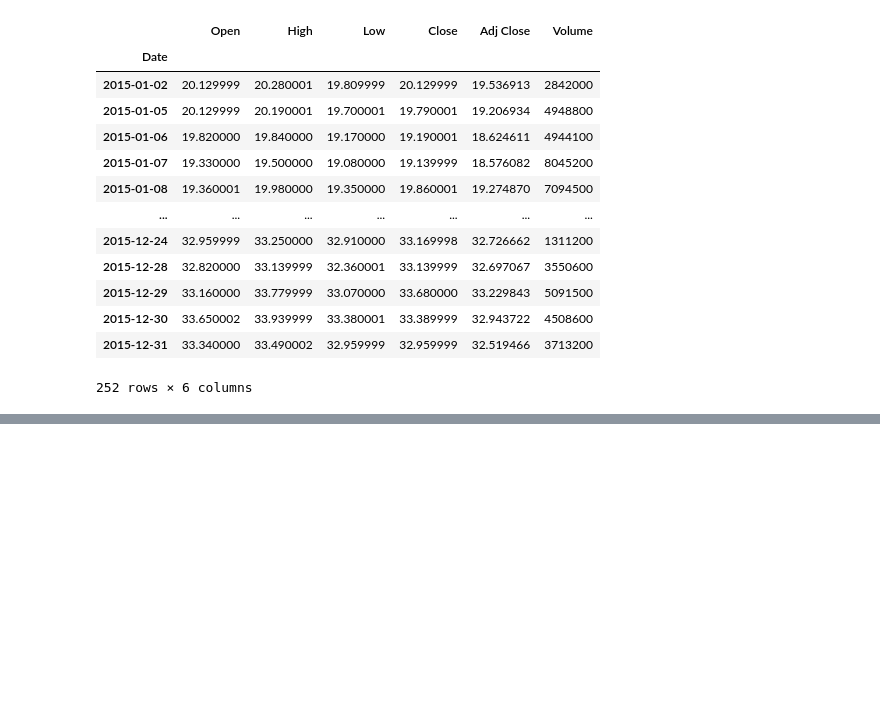
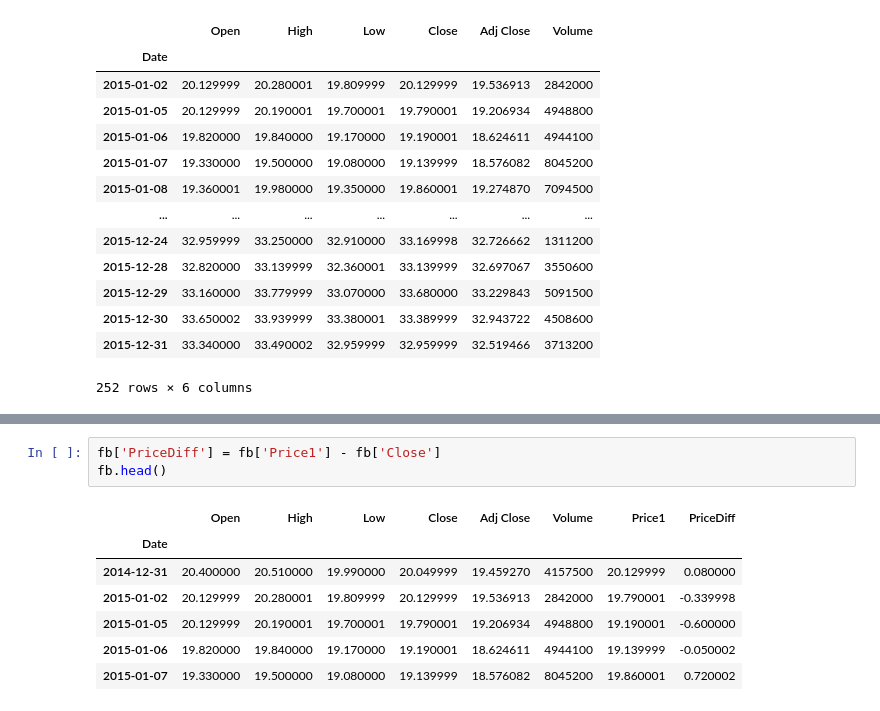
Before and after one commit to JoseDRomano/Python-and-Statistics-for-Financial-Analysis, a Jupyter notebook: week 1/lessons.ipynb, the cells around one changed output, grey strips where cells are left out. Saved outputs shown, nothing was run; the diff lists cells and outputs as text; blank space fills up the shorter version.

```diff
--- a/week 1/lessons.ipynb
+++ b/week 1/lessons.ipynb
@@ -104,0 +146,11 @@ fb.loc['2015-01-02':'2015-12-31', : ]
+# %%
+fb['PriceDiff'] = fb['Price1'] - fb['Close']
+fb.head()
+# %% [output]
+|  | Open | High | Low | Close | Adj Close | Volume | Price1 | PriceDiff |
+| Date |  |  |  |  |  |  |  |  |
+| 2014-12-31 | 20.400000 | 20.510000 | 19.990000 | 20.049999 | 19.459270 | 4157500 | 20.129999 | 0.080000 |
+| 2015-01-02 | 20.129999 | 20.280001 | 19.809999 | 20.129999 | 19.536913 | 2842000 | 19.790001 | -0.339998 |
+| 2015-01-05 | 20.129999 | 20.190001 | 19.700001 | 19.790001 | 19.206934 | 4948800 | 19.190001 | -0.600000 |
+| 2015-01-06 | 19.820000 | 19.840000 | 19.170000 | 19.190001 | 18.624611 | 4944100 | 19.139999 | -0.050002 |
+| 2015-01-07 | 19.330000 | 19.500000 | 19.080000 | 19.139999 | 18.576082 | 8045200 | 19.860001 | 0.720002 |
```
Also changed, not shown: parts of 9 cells of this notebook, 1 other file.
